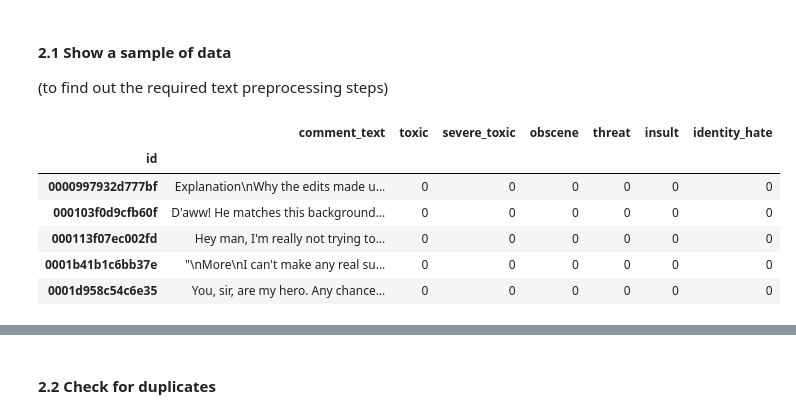
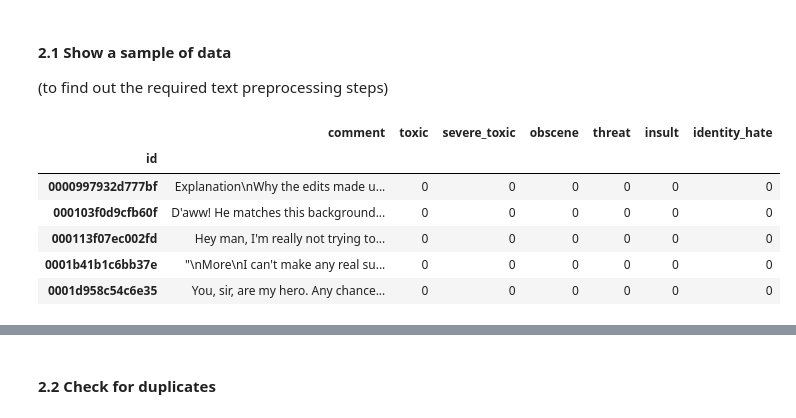
Before and after one commit to lauren-safwat/Toxic-Comment-Classification, a Jupyter notebook: toxic-comment-classification.ipynb, the cells around one changed output, grey strips where cells are left out. Saved outputs shown, nothing was run; the diff lists cells and outputs as text; code cells hidden in the pictures.

```diff
--- a/toxic-comment-classification.ipynb
+++ b/toxic-comment-classification.ipynb
@@ -43,6 +43,5 @@ pd.set_option('display.max_colwidth', None)
 # %% [markdown]
 ## **1. Reading Toxic Comments Dataset**
 # %%
-train_df = pd.read_csv('../input/jigsaw-toxic-comment-classification/train.csv', index_col='id')
-test_df = pd.read_csv('../input/jigsaw-toxic-comment-classification/test.csv', index_col='id')
-test_labels = pd.read_csv('../input/jigsaw-toxic-comment-classification/test_labels.csv', index_col='id')
+raw_train = pd.read_csv('../input/jigsaw-toxic-comment-classification/train.csv', index_col='id')
+raw_test = pd.read_csv('../input/jigsaw-toxic-comment-classification/test.csv', index_col='id')
@@ -51 +48,4 @@ test_df = pd.concat([test_df, test_labels], axis=1)
+# %%
+raw_train.rename(columns={'comment_text': 'comment'}, inplace=True)
+raw_test.rename(columns={'comment_text': 'comment'}, inplace=True)
 # %%
@@ -88,9 +82,9 @@ memory usage: 9.3+ MB
 #### **2.1 Show a sample of data**
 (to find out the required text preprocessing steps)
 # %%
-train_df.head()
+raw_train.head()
 # %% [output]
-|  | comment_text | toxic | severe_toxic | obscene | threat | insult | identity_hate |
+|  | comment | toxic | severe_toxic | obscene | threat | insult | identity_hate |
 | id |  |  |  |  |  |  |  |
 | 0000997932d777bf | Explanation\nWhy the edits made u... | 0 | 0 | 0 | 0 | 0 | 0 |
 | 000103f0d9cfb60f | D'aww! He matches this background... | 0 | 0 | 0 | 0 | 0 | 0 |
```
Also changed, not shown: parts of 48 cells of this notebook.
